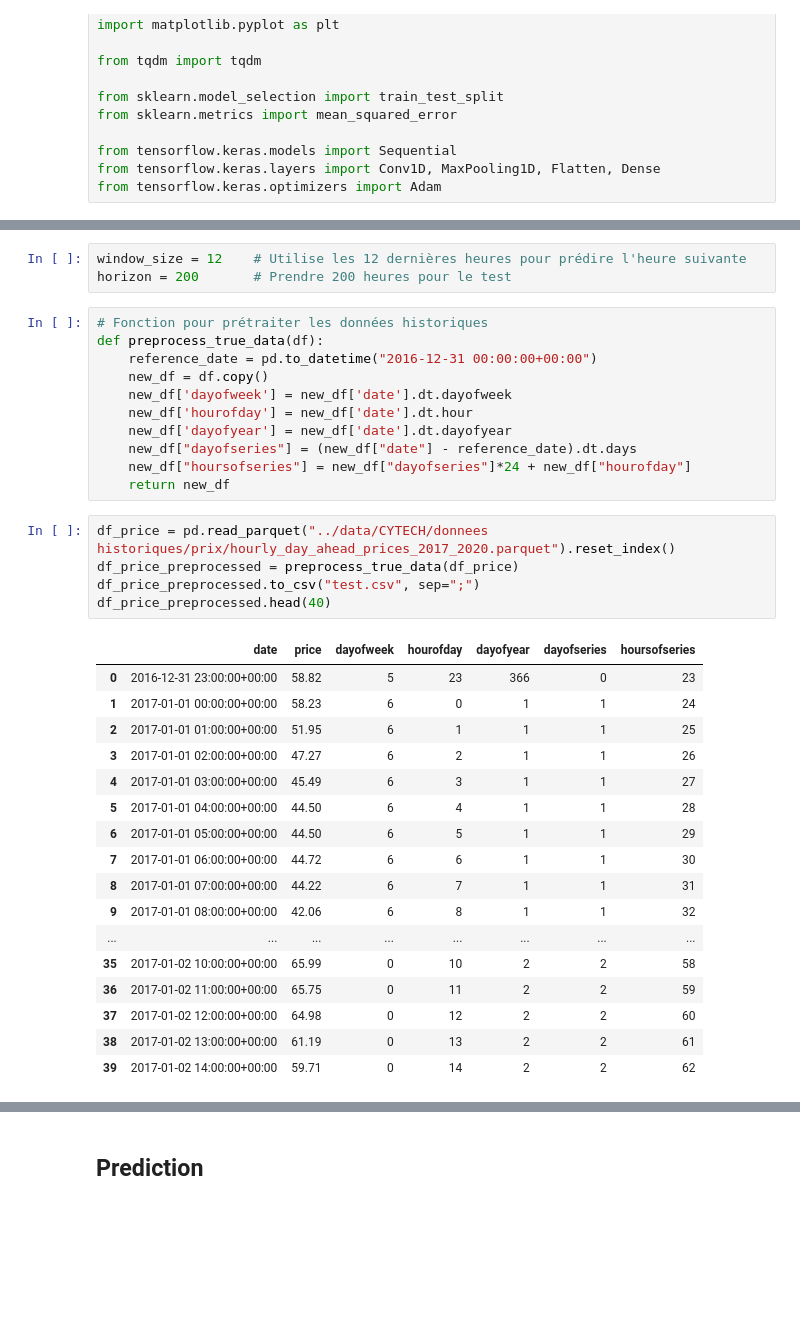
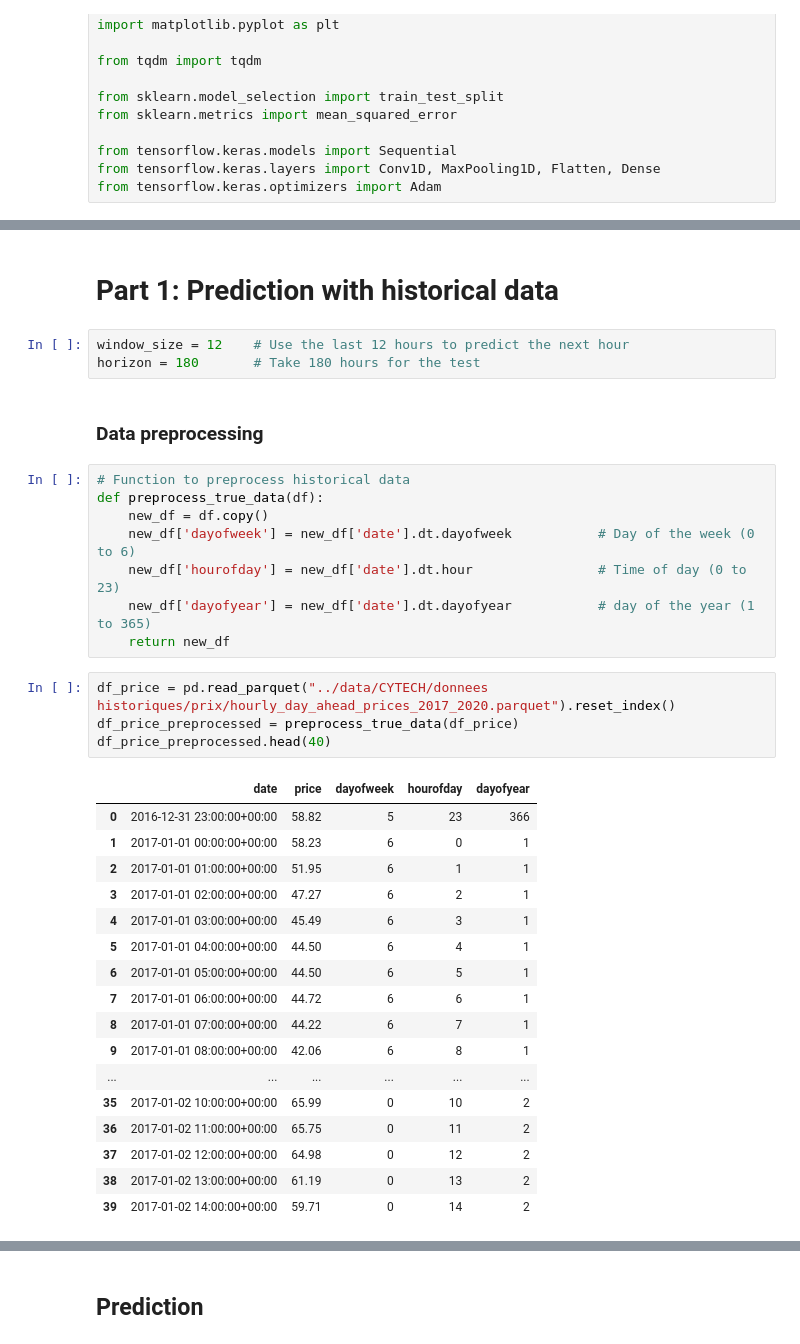
Before and after one commit to RobinMeneust/air_liquide_ai_challenge, a Jupyter notebook: notebooks/Conv1D.ipynb, the cells around one changed output, grey strips where cells are left out. Saved outputs shown, nothing was run; the diff lists cells and outputs as text; blank space fills up the shorter version.

```diff
--- a/notebooks/Conv1D.ipynb
+++ b/notebooks/Conv1D.ipynb
@@ -19,38 +17,38 @@ from tensorflow.keras.optimizers import Adam
-# %%
-window_size = 12    # Utilise les 12 dernières heures pour prédire l'heure suivante
-horizon = 200       # Prendre 200 heures pour le test
+# %% [markdown]
+# Part 1: Prediction with historical data
+# %%
+window_size = 12    # Use the last 12 hours to predict the next hour
+horizon = 180       # Take 180 hours for the test
+# %% [markdown]
+### Data preprocessing
 # %%
-# Fonction pour prétraiter les données historiques
+# Function to preprocess historical data
 def preprocess_true_data(df):
-    reference_date = pd.to_datetime("2016-12-31 00:00:00+00:00")
     new_df = df.copy()
-    new_df['dayofweek'] = new_df['date'].dt.dayofweek
-    new_df['hourofday'] = new_df['date'].dt.hour
-    new_df['dayofyear'] = new_df['date'].dt.dayofyear
-    new_df["dayofseries"] = (new_df["date"] - reference_date).dt.days
-    new_df["hoursofseries"] = new_df["dayofseries"]*24 + new_df["hourofday"]
+    new_df['dayofweek'] = new_df['date'].dt.dayofweek           # Day of the week (0 to 6)
+    new_df['hourofday'] = new_df['date'].dt.hour                # Time of day (0 to 23)
+    new_df['dayofyear'] = new_df['date'].dt.dayofyear           # day of the year (1 to 365)
     return new_df
 # %%
 df_price = pd.read_parquet("../data/CYTECH/donnees historiques/prix/hourly_day_ahead_prices_2017_2020.parquet").reset_index()
 df_price_preprocessed = preprocess_true_data(df_price)
-df_price_preprocessed.to_csv("test.csv", sep=";")
 df_price_preprocessed.head(40)
 # %% [output]
-|  | date | price | dayofweek | hourofday | dayofyear | dayofseries | hoursofseries |
-| 0 | 2016-12-31 23:00:00+00:00 | 58.82 | 5 | 23 | 366 | 0 | 23 |
-| 1 | 2017-01-01 00:00:00+00:00 | 58.23 | 6 | 0 | 1 | 1 | 24 |
-| 2 | 2017-01-01 01:00:00+00:00 | 51.95 | 6 | 1 | 1 | 1 | 25 |
-| 3 | 2017-01-01 02:00:00+00:00 | 47.27 | 6 | 2 | 1 | 1 | 26 |
-| 4 | 2017-01-01 03:00:00+00:00 | 45.49 | 6 | 3 | 1 | 1 | 27 |
-| 5 | 2017-01-01 04:00:00+00:00 | 44.50 | 6 | 4 | 1 | 1 | 28 |
-| 6 | 2017-01-01 05:00:00+00:00 | 44.50 | 6 | 5 | 1 | 1 | 29 |
-| 7 | 2017-01-01 06:00:00+00:00 | 44.72 | 6 | 6 | 1 | 1 | 30 |
-| 8 | 2017-01-01 07:00:00+00:00 | 44.22 | 6 | 7 | 1 | 1 | 31 |
-| 9 | 2017-01-01 08:00:00+00:00 | 42.06 | 6 | 8 | 1 | 1 | 32 |
-| ... | ... | ... | ... | ... | ... | ... | ... |
-| 35 | 2017-01-02 10:00:00+00:00 | 65.99 | 0 | 10 | 2 | 2 | 58 |
-| 36 | 2017-01-02 11:00:00+00:00 | 65.75 | 0 | 11 | 2 | 2 | 59 |
-| 37 | 2017-01-02 12:00:00+00:00 | 64.98 | 0 | 12 | 2 | 2 | 60 |
-| 38 | 2017-01-02 13:00:00+00:00 | 61.19 | 0 | 13 | 2 | 2 | 61 |
-| 39 | 2017-01-02 14:00:00+00:00 | 59.71 | 0 | 14 | 2 | 2 | 62 |
+|  | date | price | dayofweek | hourofday | dayofyear |
+| 0 | 2016-12-31 23:00:00+00:00 | 58.82 | 5 | 23 | 366 |
+| 1 | 2017-01-01 00:00:00+00:00 | 58.23 | 6 | 0 | 1 |
+| 2 | 2017-01-01 01:00:00+00:00 | 51.95 | 6 | 1 | 1 |
+| 3 | 2017-01-01 02:00:00+00:00 | 47.27 | 6 | 2 | 1 |
+| 4 | 2017-01-01 03:00:00+00:00 | 45.49 | 6 | 3 | 1 |
+| 5 | 2017-01-01 04:00:00+00:00 | 44.50 | 6 | 4 | 1 |
+| 6 | 2017-01-01 05:00:00+00:00 | 44.50 | 6 | 5 | 1 |
+| 7 | 2017-01-01 06:00:00+00:00 | 44.72 | 6 | 6 | 1 |
+| 8 | 2017-01-01 07:00:00+00:00 | 44.22 | 6 | 7 | 1 |
+| 9 | 2017-01-01 08:00:00+00:00 | 42.06 | 6 | 8 | 1 |
+| ... | ... | ... | ... | ... | ... |
+| 35 | 2017-01-02 10:00:00+00:00 | 65.99 | 0 | 10 | 2 |
+| 36 | 2017-01-02 11:00:00+00:00 | 65.75 | 0 | 11 | 2 |
+| 37 | 2017-01-02 12:00:00+00:00 | 64.98 | 0 | 12 | 2 |
+| 38 | 2017-01-02 13:00:00+00:00 | 61.19 | 0 | 13 | 2 |
+| 39 | 2017-01-02 14:00:00+00:00 | 59.71 | 0 | 14 | 2 |
 # %%
```
Also changed, not shown: parts of 51 cells of this notebook.
